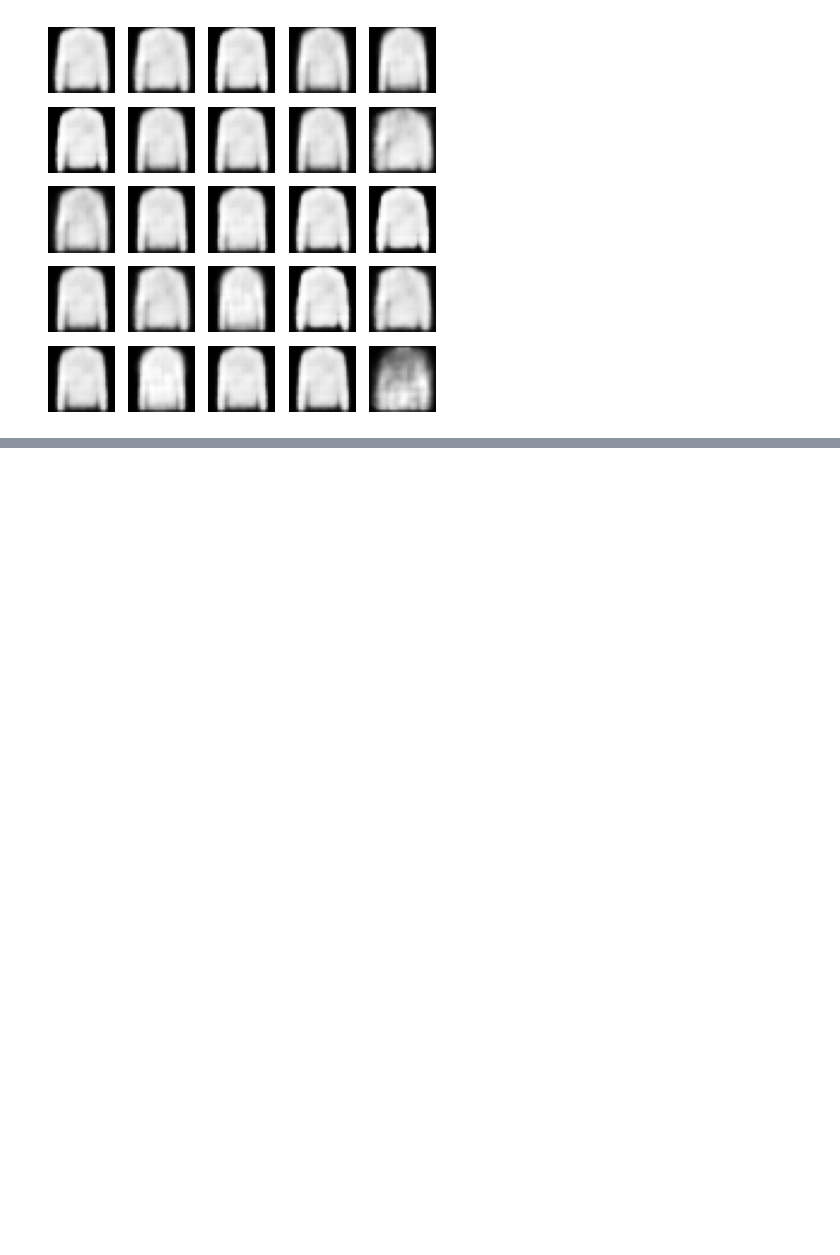
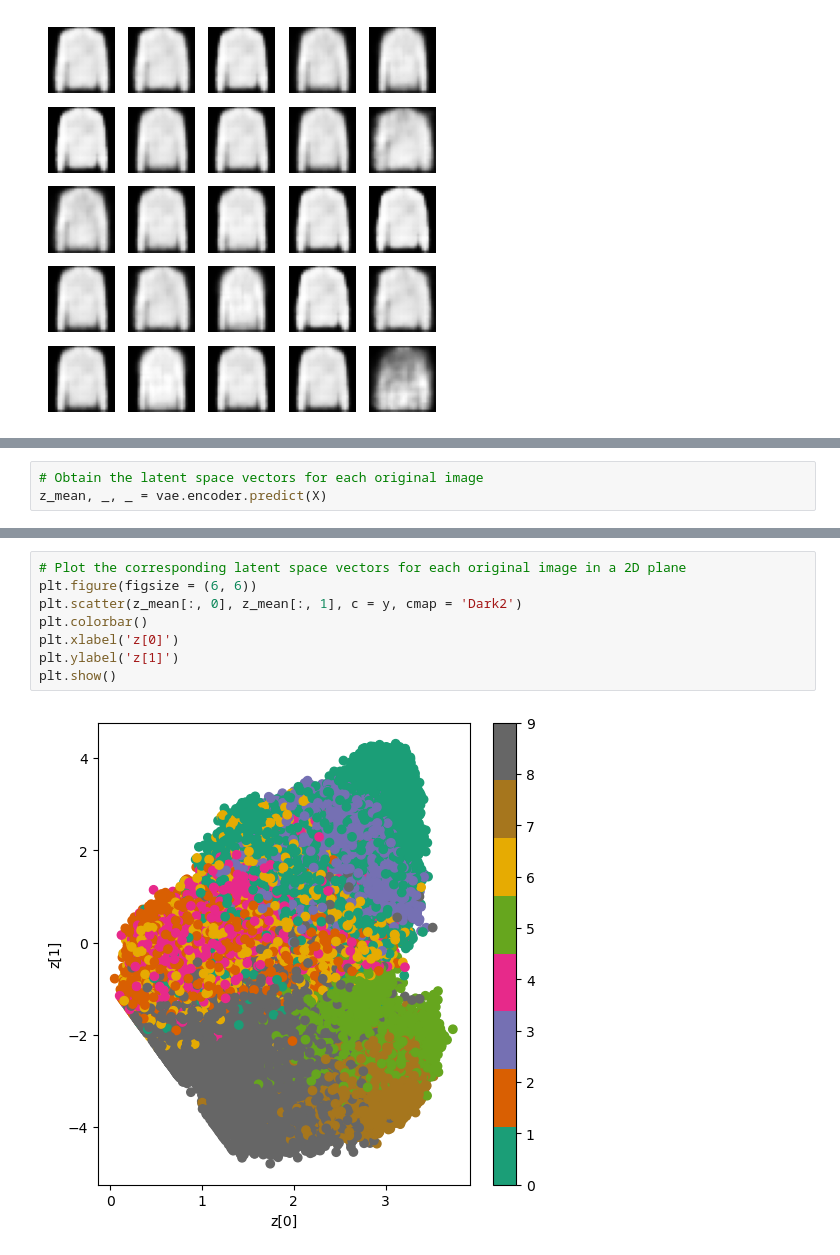
Before and after one commit to hannahabraham/ai-ml-pgp-projects-handson, a Jupyter notebook: gen-ai/VariationalAutoEncoders-Handson.ipynb, the cells around one changed output, grey strips where cells are left out. Drawn from its saved outputs; the diff is of its cells as text; blank space fills up the shorter version.

```diff
--- a/gen-ai/VariationalAutoEncoders-Handson.ipynb
+++ b/gen-ai/VariationalAutoEncoders-Handson.ipynb
@@ -266,0 +313,3 @@ for i in np.arange(0, n, 1):
+# %%
+# Obtain the latent space vectors for each original image
+z_mean, _, _ = vae.encoder.predict(X)
@@ -266,0 +318,10 @@ for i in np.arange(0, n, 1):
+# %%
+# Plot the corresponding latent space vectors for each original image in a 2D plane
+plt.figure(figsize = (6, 6))
+plt.scatter(z_mean[:, 0], z_mean[:, 1], c = y, cmap = 'Dark2')
+plt.colorbar()
+plt.xlabel('z[0]')
+plt.ylabel('z[1]')
+plt.show()
+# %% [output]
+[figure, added]
```
Also changed, not shown: parts of 2 cells of this notebook.
